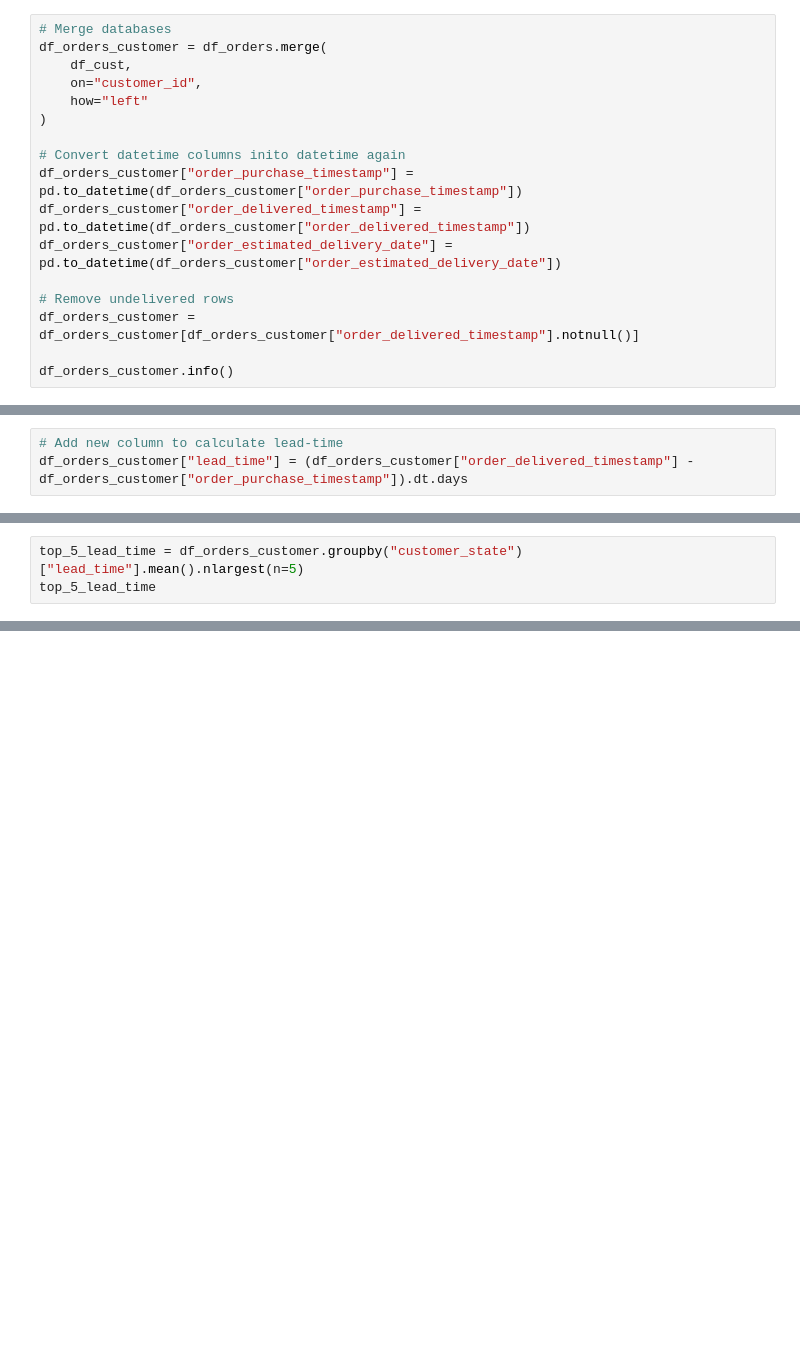
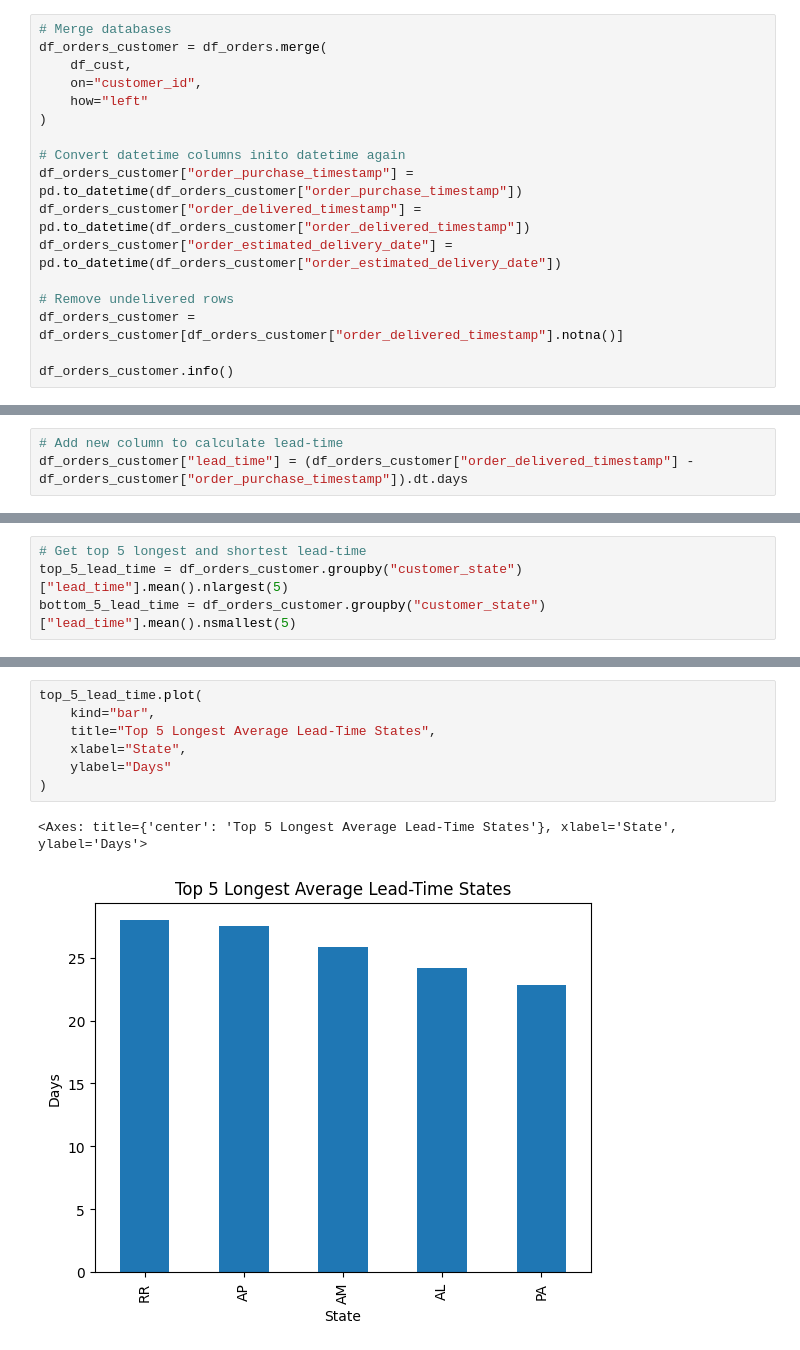
Before and after one commit to juanyeremia/ecommerce_sc_analysis, a Jupyter notebook: eda.ipynb, the cells around one changed output, grey strips where cells are left out. Cells and saved outputs as stored; diff of their text form; blank space fills up the shorter version.

Commit message:
Update: 1. Add exported concatenated training and testing databases. 2. Finished 4.1. Lead Time analysis.

```diff
--- a/eda.ipynb
+++ b/eda.ipynb
@@ -327,7 +330,7 @@ df_orders_customer["order_delivered_timestamp"] = pd.to_datetime(df_orders_custo
 df_orders_customer["order_estimated_delivery_date"] = pd.to_datetime(df_orders_customer["order_estimated_delivery_date"])
 
 # Remove undelivered rows
-df_orders_customer = df_orders_customer[df_orders_customer["order_delivered_timestamp"].notnull()]
+df_orders_customer = df_orders_customer[df_orders_customer["order_delivered_timestamp"].notna()]
 
 df_orders_customer.info()
 # %% [output]
@@ -363,3 +366,4 @@ Now that we have the lead-time values
 # %%
-top_5_lead_time = df_orders_customer.groupby("customer_state")["lead_time"].mean().nlargest(n=5)
-top_5_lead_time
+# Get top 5 longest and shortest lead-time
+top_5_lead_time = df_orders_customer.groupby("customer_state")["lead_time"].mean().nlargest(5)
+bottom_5_lead_time = df_orders_customer.groupby("customer_state")["lead_time"].mean().nsmallest(5)
@@ -373,0 +372,10 @@ Name: lead_time, dtype: float64
+# %%
+top_5_lead_time.plot(
+    kind="bar",
+    title="Top 5 Longest Average Lead-Time States",
+    xlabel="State",
+    ylabel="Days"
+)
+# %% [output]
+<Axes: title={'center': 'Top 5 Longest Average Lead-Time States'}, xlabel='State', ylabel='Days'>
+[figure, added]
```
Also changed, not shown: parts of 11 cells of this notebook, 5 other files.
